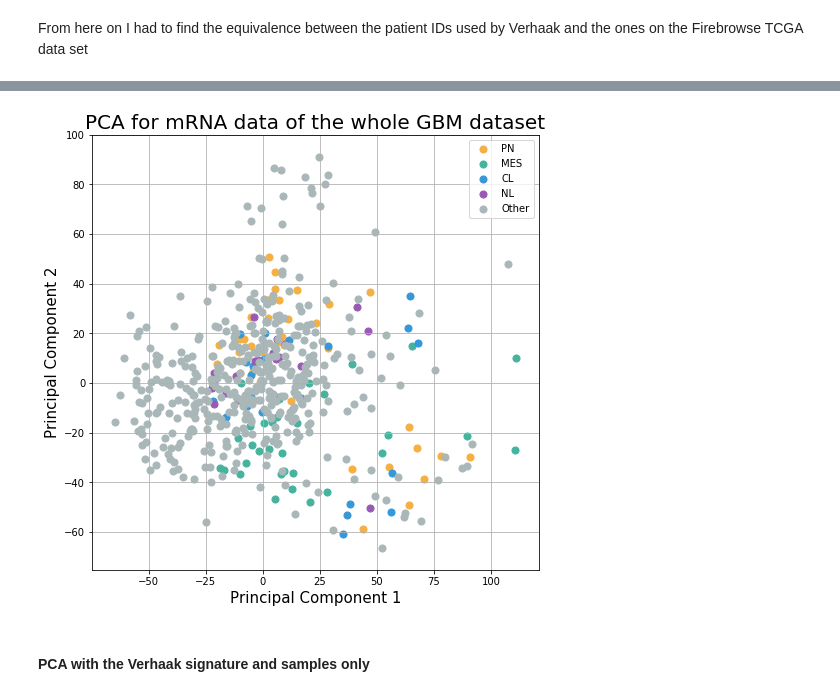
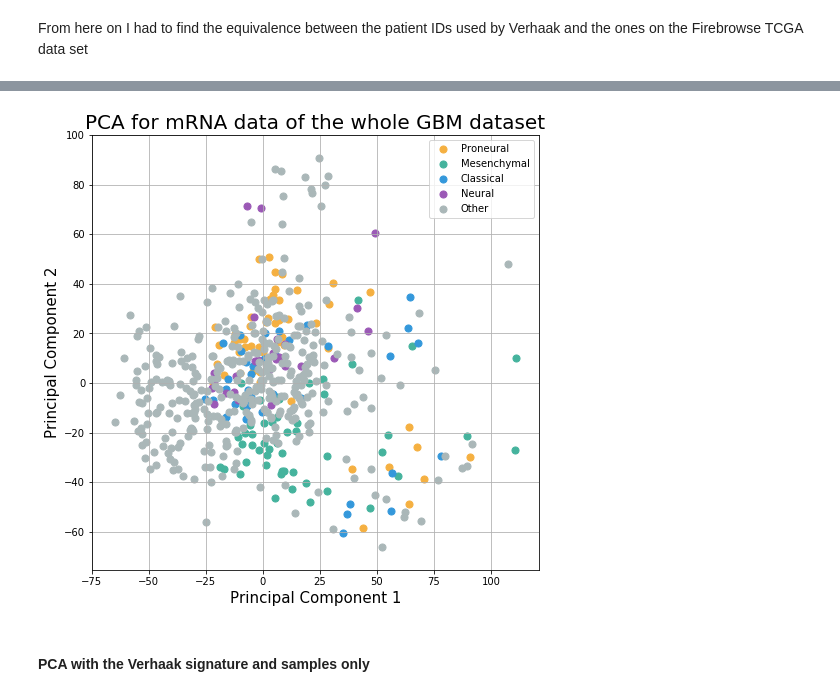
Before and after one commit to CamilaDuitama/MasterThesis, a Jupyter notebook: Data preparation.ipynb, the cells around one changed output, grey strips where cells are left out. Saved outputs shown, nothing was run; the diff lists cells and outputs as text; code cells hidden in the pictures.

```diff
--- a/Data preparation.ipynb
+++ b/Data preparation.ipynb
@@ -123,5 +96,6 @@ plt.show()
 mRNAArray= pd.read_csv(folder_Firebrowse_GBM+'gdac.broadinstitute.org_GBM.Merge_transcriptome__ht_hg_u133a__broad_mit_edu__Level_3__gene_rma__data.Level_3.2016012800.0.0.csv', sep=",",header=0,index_col=0)
 mRNAArray=mRNAArray.apply(pd.to_numeric)
 mRNAArray=mRNAArray.transpose()
+mRNAArray.index=mRNAArray.index.map(chop)
 mRNAArray.head()
 # %% [output]
@@ -214,0 +179,7 @@ Sample_status.tail(10)
+# %%
+Sample_status=pd.read_csv(folder_Verhaak+'Sample_status.csv', sep=";", index_col=0)
+Sample_status=Sample_status.transpose()
+Sample_status=pd.DataFrame(Sample_status["Subtype"])
+Sample_status=Sample_status.drop("Genes highly expressed in each subtype used for Gene Ontology",axis=0)
+Sample_status.index=Sample_status.index.map(chop)
+Sample_status.head()
@@ -214,0 +193,3 @@ Sample_status.tail(10)
+# %%
+Sample_status=Sample_status.merge(clinical[["vital_status","days_to_death"]],how="left",left_index=True,right_index=True)
+Sample_status.head()
@@ -275,0 +265,7 @@ d
+# %%
+result=0
+for each in d.keys():
+    if len(d[each])==0:
+        print(each)
+        result=result+1
+print(str(result)+" patients in the Verhaak sample aren't in the mRNAArray dataset")
@@ -327,23 +338,23 @@ result.head()
 # %%
 pca = decomposition.PCA(n_components=2)
 PC = pca.fit_transform(mRNAArray.values)
 fig = plt.figure(figsize = (8,8))
 ax = fig.add_subplot(1,1,1)
 ax.set_xlabel('Principal Component 1', fontsize = 15)
 ax.set_ylabel('Principal Component 2', fontsize = 15)
-targets=["PN","MES","CL","NL","Other"]
+targets=["Proneural","Mesenchymal","Classical","Neural","Other"]
 colors = ["#F5B041", '#45B39D', '#3498DB',"#9B59B6","#AAB7B8"]
 ax.set_title('PCA for mRNA data of the whole GBM dataset', fontsize = 20)
 for target,color in zip(targets,colors):
     indicesToKeep = result['target'] == target
     ax.scatter(PC[indicesToKeep,0]
                , PC[indicesToKeep,1]
                , c = color
                , s = 50)
 ax.legend(targets)
 ax.grid()
 # %% [output]
-[figure, old version]
+[figure, new version]
 # %% [markdown]
 #### PCA with the Verhaak signature and samples only
 # %%
```
Also changed, not shown: parts of 111 cells of this notebook.
